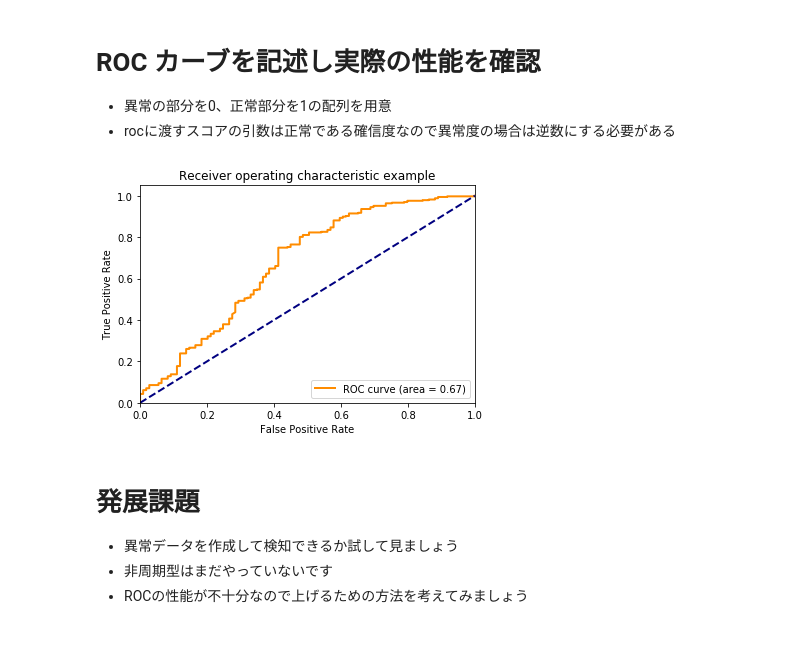
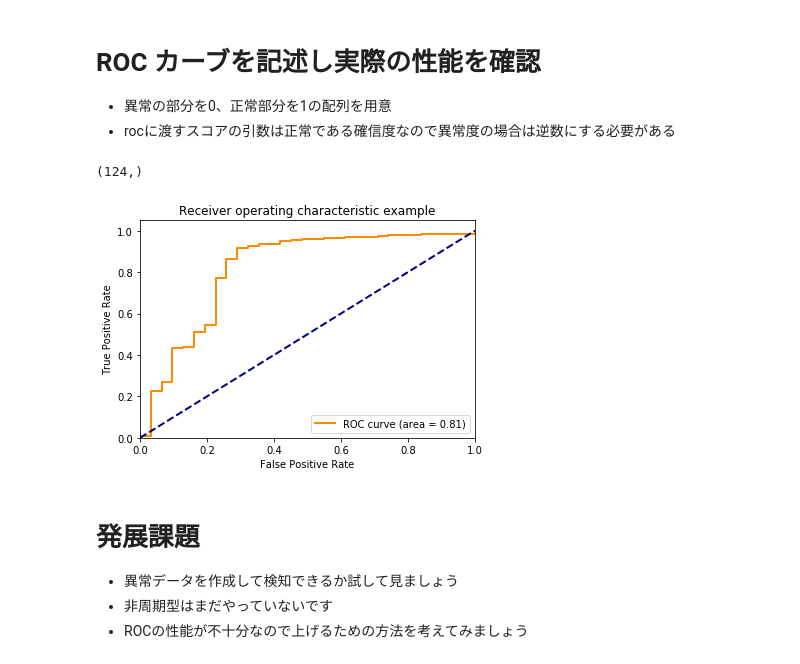
Before and after one commit to SnowMasaya/time_series_anomaly_detect_hands_on, a Jupyter notebook: time_series_anomaly_detect.ipynb, the cells around one changed output. Cells and saved outputs as stored; diff of their text form; code cells hidden in the pictures.

```diff
--- a/time_series_anomaly_detect.ipynb
+++ b/time_series_anomaly_detect.ipynb
@@ -388,0 +390,7 @@ pylab.show()
+# %%
+spike_X = spike_X
+predictions_test = predict_autoregression(model, spike_X)
+
+mse_value_test_spike = calculate_mse(spike_X[window:], predictions_test[window:], mse_value_variance)
+
+show_graph_threshold(X_test_day_smooth[window:], mse_value_test_spike, threshold, 'Anomaly Score test Spike', "r")
@@ -419,0 +406,7 @@ pylab.show()
+# %%
+change_X = change_X
+predictions_test = predict_autoregression(model, change_X)
+
+mse_value_test_change_wave = calculate_mse(change_X[window:], predictions_test[window:], mse_value_variance)
+
+show_graph_threshold(X_test_day_smooth[window:], mse_value_test_change_wave, threshold, 'Anomaly Score test change', "r")
@@ -424,14 +421,0 @@ pylab.show()
-# %%
-shift_X = shift_X
-predictions_test = predict_autoregression(model, shift_X)
-
-mse_value_test_shift = calculate_mse(shift_X, predictions_test, mse_value_variance)
-
-pylab.figure(figsize=(14, 8))
-pylab.subplot(211)
-pylab.xlabel('time')
-pylab.ylabel('anomaly_score')
-pylab.plot((0, X_smooth_test.shape[0]), [threshold, threshold], 'k-', color = "k", ls = "dashed")
-pylab.plot(mse_value_test_shift, "r", label='Anomaly Score test change')
-pylab.legend(loc='upper right')
-pylab.show()
@@ -450,0 +422,6 @@ pylab.show()
+# %%
+predictions_test = predict_autoregression(model, shift_X)
+
+mse_value_test_shift = calculate_mse(shift_X[window:], predictions_test[window:], mse_value_variance)
+
+show_graph_threshold(X_test_day_smooth[window:], mse_value_test_shift, threshold, 'Anomaly Score test shift', "r")
@@ -460,47 +444,49 @@ mse_value_test_change_wave = np.array(mse_value_test_change_wave)
 mse_value_test_shift = np.array(mse_value_test_shift)
 
 # Normal
-answer_normal = np.ones(X_smooth_test.shape)
+answer_normal = np.ones(X_smooth_test[window:].shape)
 
 # Spike
-answer_spike = np.ones(spike_X.shape)
+answer_spike = np.ones(spike_X[window:].shape)
 answer_spike[30:40] = 0
 
 # Change
-answer_change = np.ones(change_X.shape)
+answer_change = np.ones(change_X[window:].shape)
 answer_change[20:40] = 0
 
 # Shift
-answer_shift = np.ones(shift_X.shape)
-answer_shift[30] = 0
+print(shift_X[window:].shape)
+answer_shift = np.ones(shift_X[window:].shape)
+answer_shift[50] = 0
 
 anomaly_score = np.append(mse_value_test_normal,
                           mse_value_test_spike)
 anomaly_score = np.append(anomaly_score,
                           mse_value_test_change_wave)
 anomaly_score = np.append(anomaly_score,
                           mse_value_test_shift,
                          )
 
 answer_array = np.append(answer_normal, answer_spike)
 answer_array = np.append(answer_array, answer_change)
 answer_array = np.append(answer_array, answer_shift)
 
 fpr, tpr, _ = roc_curve(answer_array, 1.0 / anomaly_score)
 roc_auc = auc(fpr, tpr)
 plt.figure()
 lw = 2
 plt.plot(fpr, tpr, color='darkorange',
          lw=lw, label='ROC curve (area = %0.2f)' % roc_auc)
 plt.plot([0, 1], [0, 1], color='navy', lw=lw, linestyle='--')
 plt.xlim([0.0, 1.0])
 plt.ylim([0.0, 1.05])
 plt.xlabel('False Positive Rate')
 plt.ylabel('True Positive Rate')
 plt.title('Receiver operating characteristic example')
 plt.legend(loc="lower right")
 plt.show()
 # %% [output]
+(124,)
-[figure, old version]
+[figure, new version]
 # %% [markdown]
 # 発展課題
```
Also changed, not shown: parts of 65 cells of this notebook.
